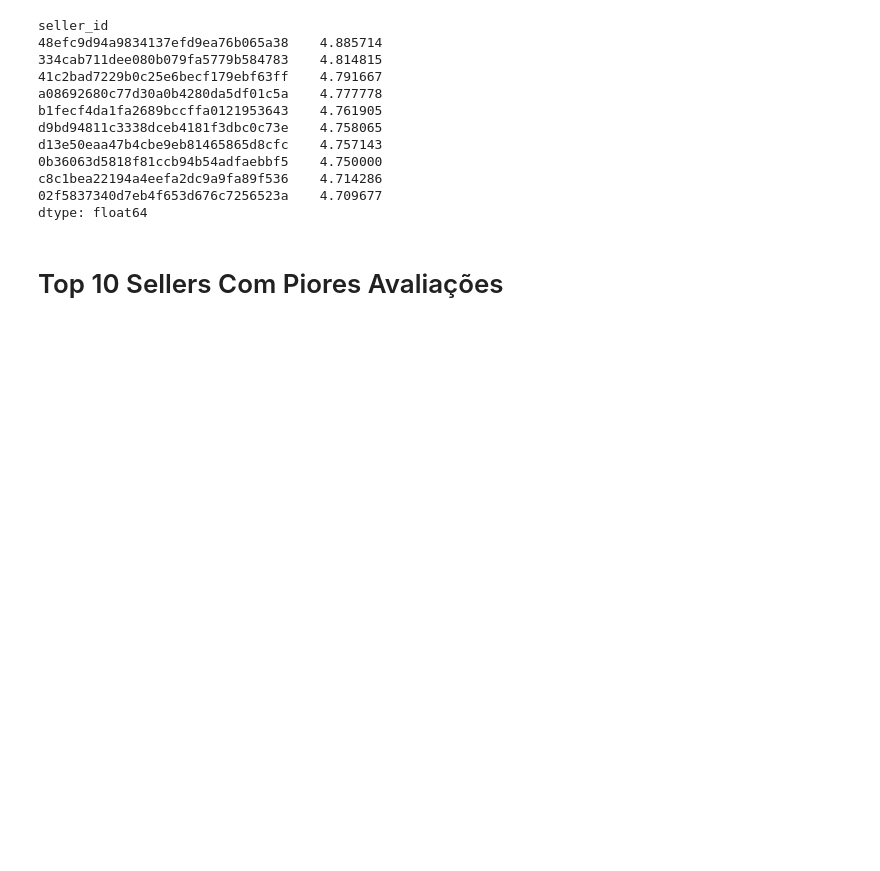
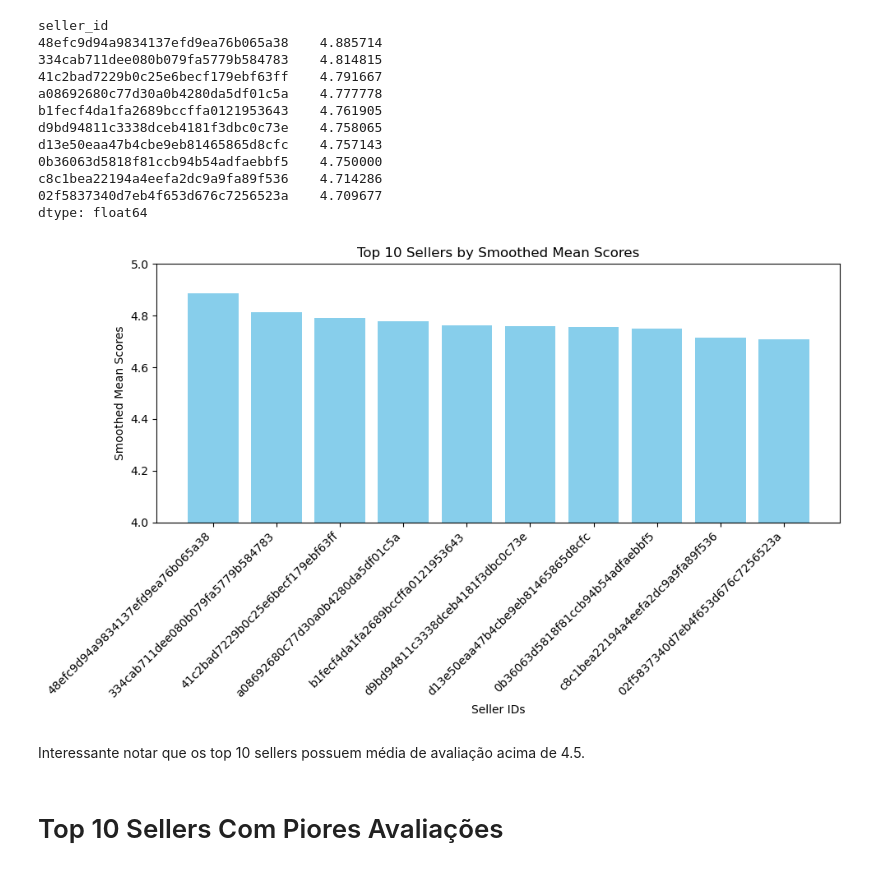
Before and after one commit to BaRobles/Compass_Data_Science, a Jupyter notebook: Sprint 1/1.Sprint.Compass.ipynb, the cells around one changed output. Drawn from its saved outputs; the diff is of its cells as text; code cells hidden in the pictures; blank space fills up the shorter version.

Commit message:
ajustes finais no código da última pergunta sobre quantidade de vendas e quantidade de avaliações

```diff
--- a/Sprint 1/1.Sprint.Compass.ipynb
+++ b/Sprint 1/1.Sprint.Compass.ipynb
@@ -1102,6 +1107,23 @@ d13e50eaa47b4cbe9eb81465865d8cfc    4.757143
 c8c1bea22194a4eefa2dc9a9fa89f536    4.714286
 02f5837340d7eb4f653d676c7256523a    4.709677
 dtype: float64
+# %%
+seller_ids = top_10_sellers.index
+smoothed_scores = top_10_sellers.values
+
+plt.figure(figsize=(10, 6))
+plt.bar(seller_ids, smoothed_scores, color='skyblue')
+plt.xlabel('Seller IDs')
+plt.ylabel('Smoothed Mean Scores')
+plt.title('Top 10 Sellers by Smoothed Mean Scores')
+plt.ylim(4, 5)
+plt.xticks(rotation=45, ha='right')  # Rotaciona os rótulos do eixo x para melhor legibilidade
+plt.tight_layout()  # Ajusta o layout para evitar que os rótulos se sobreponham
+plt.show()
+# %% [output]
+[figure, added]
+# %% [markdown]
+Interessante notar que os top 10 sellers possuem média de avaliação acima de 4.5.
 # %% [markdown]
 # Top 10 Sellers Com Piores Avaliações<a id="worst-reviews"></a>
 # %%
```
Also changed, not shown: parts of 57 cells of this notebook.
